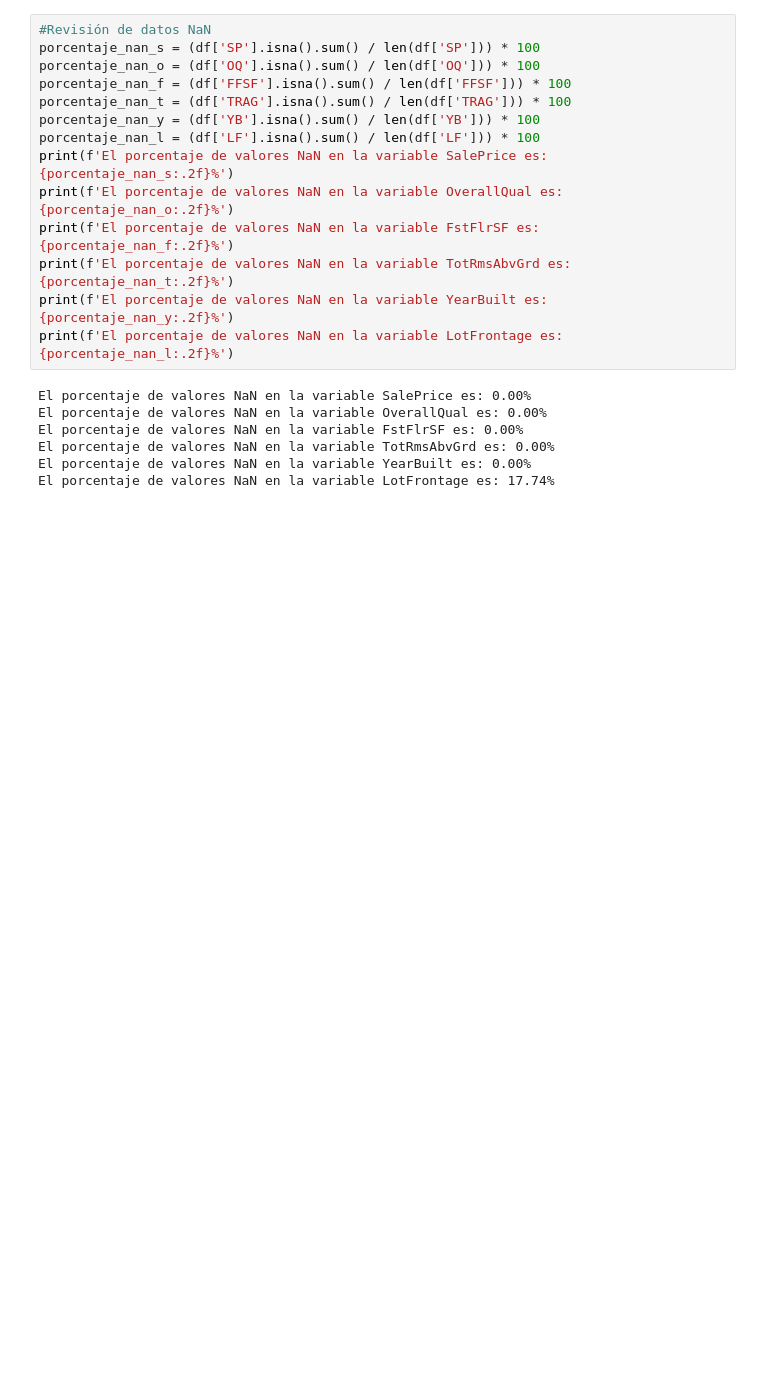
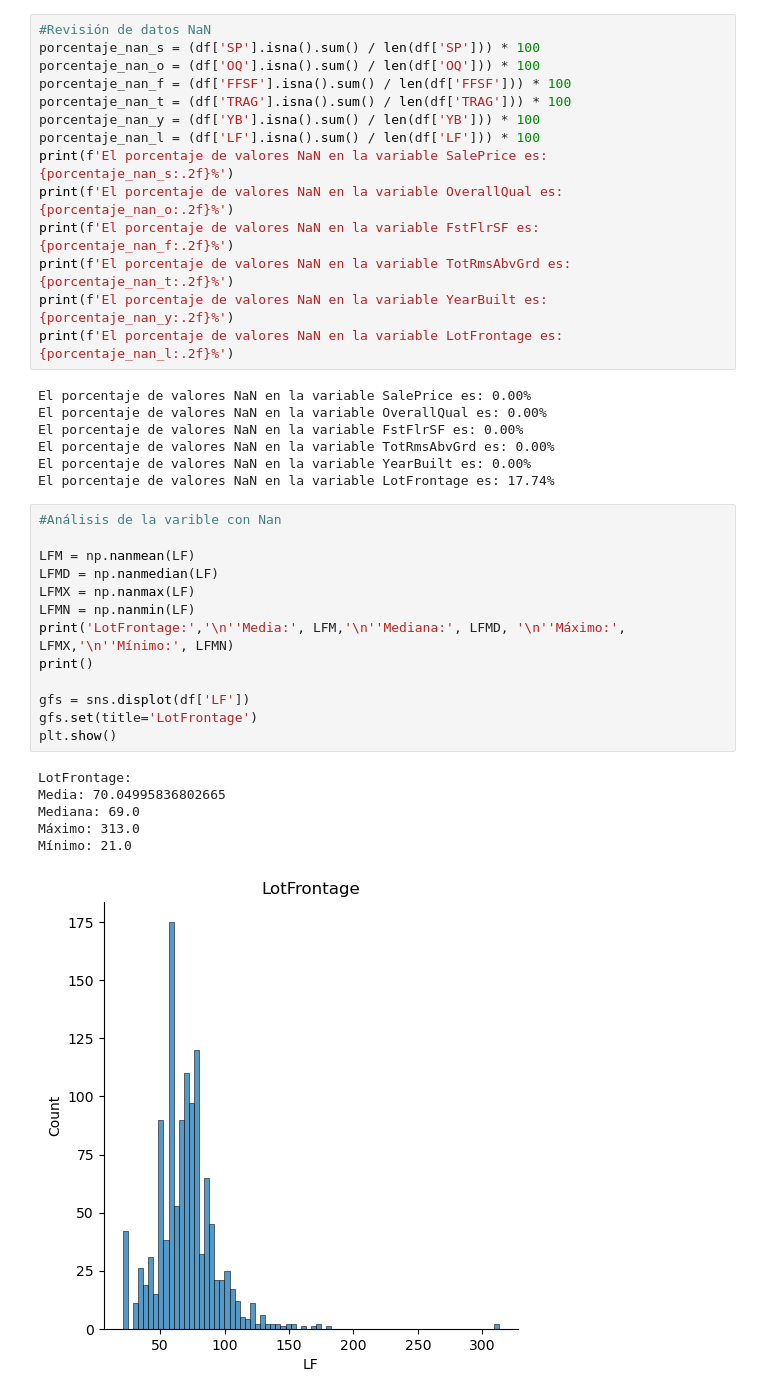
Before and after one commit to dihego2402/ASfifds, a Jupyter notebook: Proyecto.ipynb, the cells around one changed output. Drawn from its saved outputs; the diff is of its cells as text; blank space fills up the shorter version.

```diff
--- a/Proyecto.ipynb
+++ b/Proyecto.ipynb
@@ -78,4 +78,24 @@ El porcentaje de valores NaN en la variable FstFlrSF es: 0.00%
 El porcentaje de valores NaN en la variable TotRmsAbvGrd es: 0.00%
 El porcentaje de valores NaN en la variable YearBuilt es: 0.00%
 El porcentaje de valores NaN en la variable LotFrontage es: 17.74%
+# %%
+#Análisis de la varible con Nan
+
+LFM = np.nanmean(LF)
+LFMD = np.nanmedian(LF)
+LFMX = np.nanmax(LF)
+LFMN = np.nanmin(LF)
+print('LotFrontage:','\n''Media:', LFM,'\n''Mediana:', LFMD, '\n''Máximo:', LFMX,'\n''Mínimo:', LFMN)
+print()
+
+gfs = sns.displot(df['LF'])
+gfs.set(title='LotFrontage')
+plt.show()
+# %% [output]
+LotFrontage:
+Media: 70.04995836802665
+Mediana: 69.0
+Máximo: 313.0
+Mínimo: 21.0
+[figure, added]
 # %%
```
Also changed, not shown: parts of 13 cells of this notebook.
